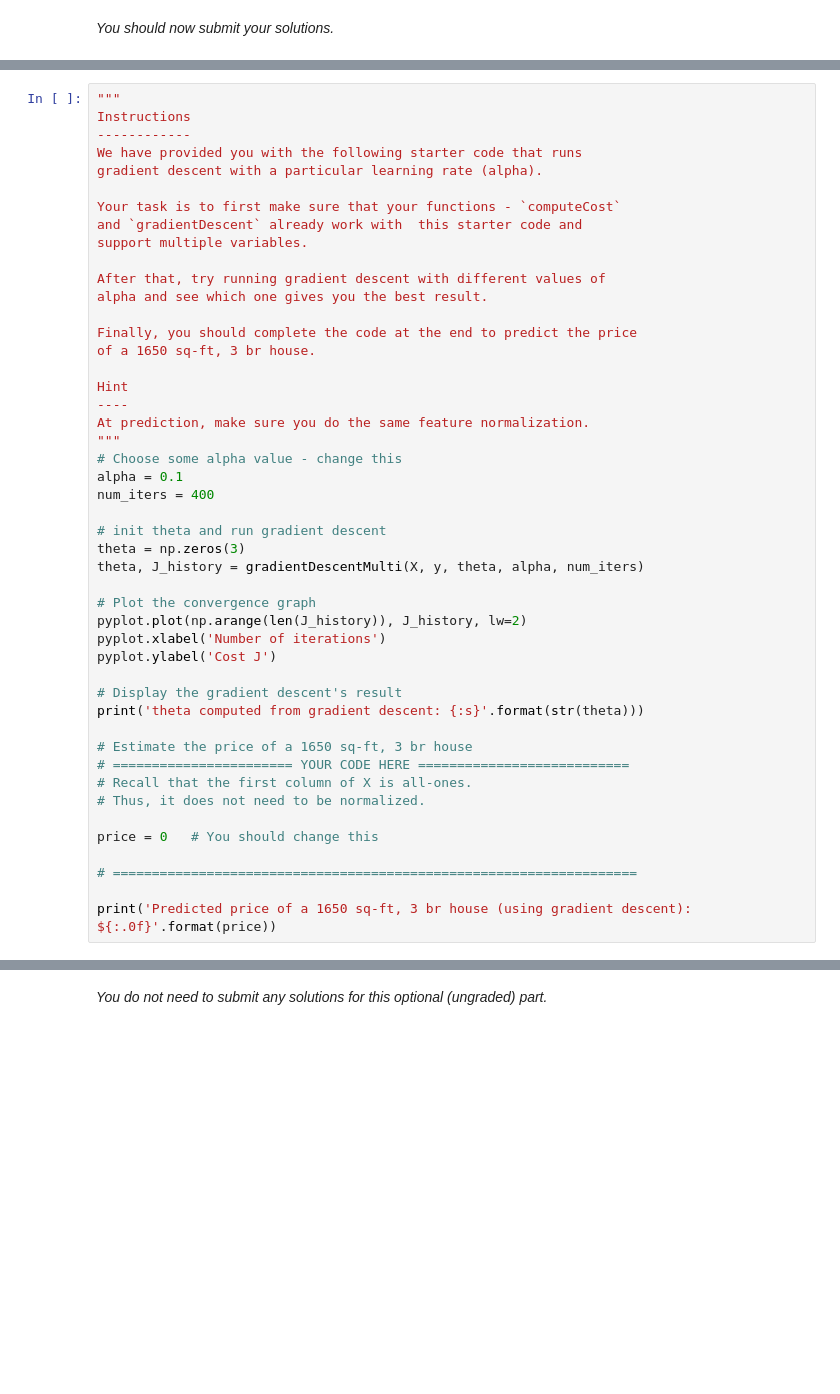
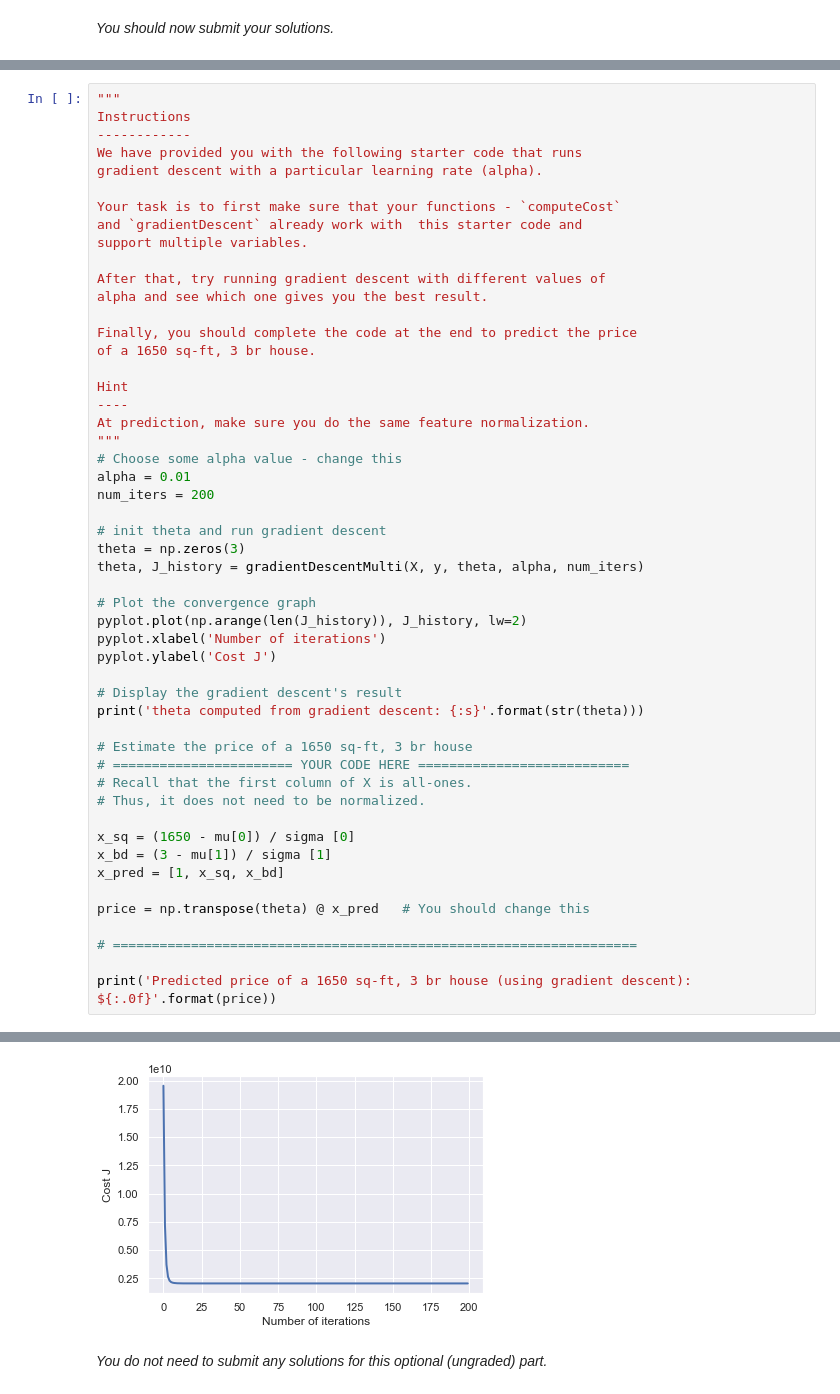
Before and after one commit to emanuel-raad/ml-coursera-python-assignments, a Jupyter notebook: Exercise1/exercise1.ipynb, the cells around one changed output, grey strips where cells are left out. Saved outputs shown, nothing was run; the diff lists cells and outputs as text; blank space fills up the shorter version.

```diff
--- a/Exercise1/exercise1.ipynb
+++ b/Exercise1/exercise1.ipynb
@@ -923,8 +976,8 @@ Hint
 At prediction, make sure you do the same feature normalization.
 """
 # Choose some alpha value - change this
-alpha = 0.1
-num_iters = 400
+alpha = 0.01
+num_iters = 200
 
 # init theta and run gradient descent
 theta = np.zeros(3)
@@ -943,8 +996,13 @@ print('theta computed from gradient descent: {:s}'.format(str(theta)))
 # Recall that the first column of X is all-ones.
 # Thus, it does not need to be normalized.
 
-price = 0   # You should change this
+x_sq = (1650 - mu[0]) / sigma [0]
+x_bd = (3 - mu[1]) / sigma [1]
+x_pred = [1, x_sq, x_bd]
+
+price = np.transpose(theta) @ x_pred   # You should change this
 
 # ===================================================================
 
 print('Predicted price of a 1650 sq-ft, 3 br house (using gradient descent): ${:.0f}'.format(price))
+# %% [output]
@@ -951,3 +1011,4 @@ print('Predicted price of a 1650 sq-ft, 3 br house (using gradient descent): ${:
+[figure, added]
 # %% [markdown]
 *You do not need to submit any solutions for this optional (ungraded) part.*
 # %% [markdown]
```
Also changed, not shown: parts of 10 cells of this notebook, 2 other files.
